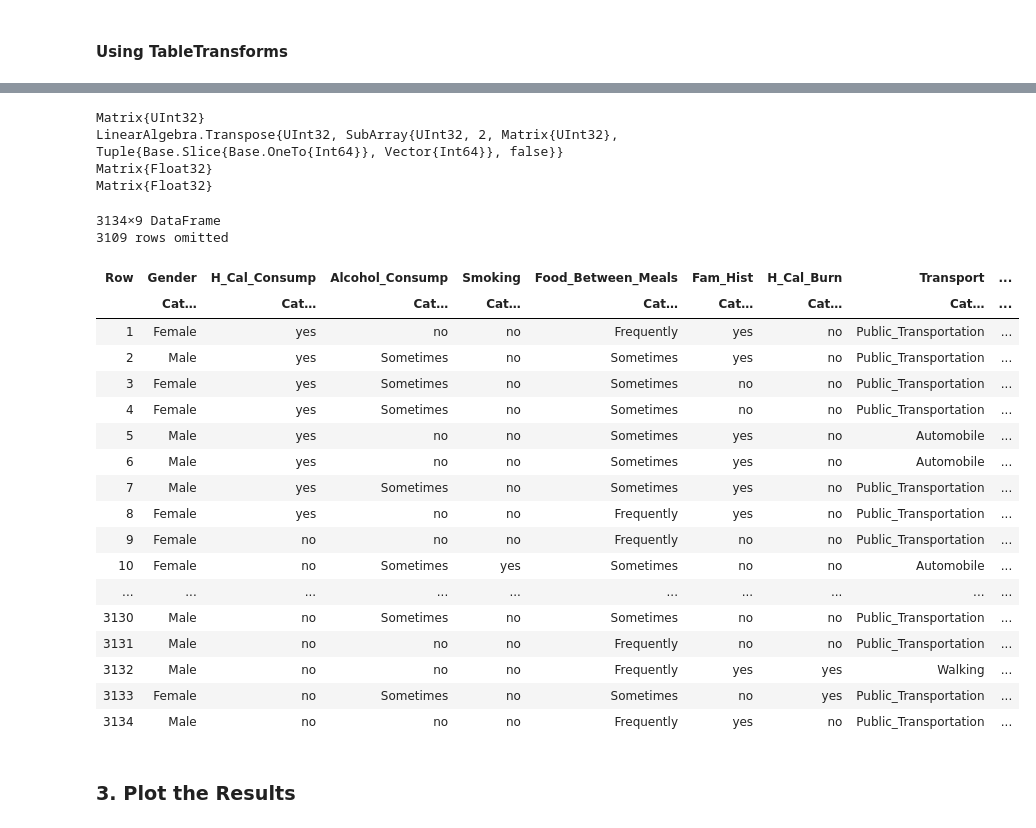
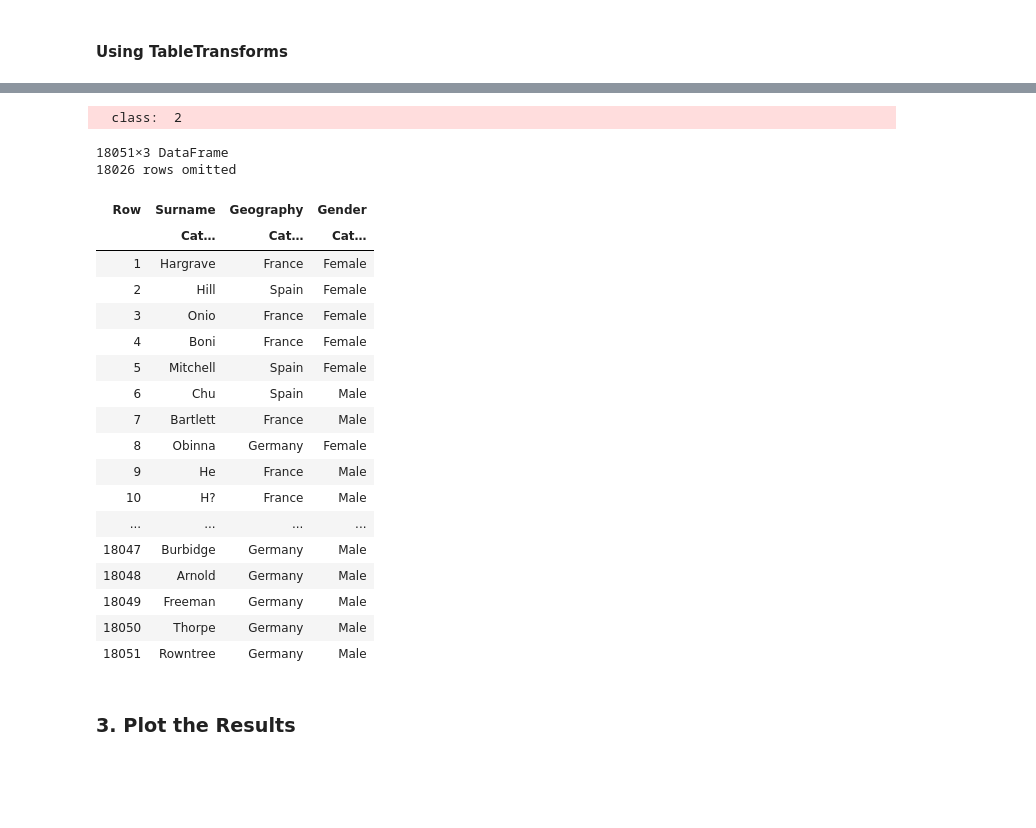
Before and after one commit to JuliaAI/Imbalance.jl, a Jupyter notebook: examples/simple examples/smoten.ipynb, the cells around one changed output, grey strips where cells are left out. Saved outputs shown, nothing was run; the diff lists cells and outputs as text; code cells hidden in the pictures; blank space fills up the shorter version.

```diff
--- a/examples/simple examples/smoten.ipynb
+++ b/examples/simple examples/smoten.ipynb
@@ -115,7 +106,7 @@ Matrix{Float32}
 #### Using TableTransforms
 # %%
 # For TableTransforms
-Xy = CSV.read("dataset.csv", DataFrame)
+Xy = CSV.read("../datasets/churn.csv", DataFrame)
 y_ind = 17
 Xy = coerce(Xy, autotype(Xy, :string_to_multiclass))
 
@@ -147,32 +138,30 @@ Xy
 # %%
+using Imbalance: TableTransforms.SMOTEN
 y_ind = 2
-smoten_model_t = SMOTEN_t(y_ind, ratios=Dict(1=> 1.2, 2=>1.2, 3=>1.2, 4=>1.2), rng=42)
+smoten_model_t = SMOTEN(y_ind, ratios=Dict(1=> 1.2, 2=>1.2, 3=>1.2, 4=>1.2), rng=42)
 Xyover = Xy |> smoten_model_t
 # %% [output]
-Matrix{UInt32}
-LinearAlgebra.Transpose{UInt32, SubArray{UInt32, 2, Matrix{UInt32}, Tuple{Base.Slice{Base.OneTo{Int64}}, Vector{Int64}}, false}}
-Matrix{Float32}
-Matrix{Float32}
+  class:  2
-3134×9 DataFrame
-3109 rows omitted
+18051×3 DataFrame
+18026 rows omitted
-| Row | Gender | H_Cal_Consump | Alcohol_Consump | Smoking | Food_Between_Meals | Fam_Hist | H_Cal_Burn | Transport | ... |
-|  | Cat… | Cat… | Cat… | Cat… | Cat… | Cat… | Cat… | Cat… | ... |
-| 1 | Female | yes | no | no | Frequently | yes | no | Public_Transportation | ... |
-| 2 | Male | yes | Sometimes | no | Sometimes | yes | no | Public_Transportation | ... |
-| 3 | Female | yes | Sometimes | no | Sometimes | no | no | Public_Transportation | ... |
-| 4 | Female | yes | Sometimes | no | Sometimes | no | no | Public_Transportation | ... |
-| 5 | Male | yes | no | no | Sometimes | yes | no | Automobile | ... |
-| 6 | Male | yes | no | no | Sometimes | yes | no | Automobile | ... |
-| 7 | Male | yes | Sometimes | no | Sometimes | yes | no | Public_Transportation | ... |
-| 8 | Female | yes | no | no | Frequently | yes | no | Public_Transportation | ... |
-| 9 | Female | no | no | no | Frequently | no | no | Public_Transportation | ... |
-| 10 | Female | no | Sometimes | yes | Sometimes | no | no | Automobile | ... |
-| ... | ... | ... | ... | ... | ... | ... | ... | ... | ... |
-| 3130 | Male | no | Sometimes | no | Sometimes | no | no | Public_Transportation | ... |
-| 3131 | Male | no | no | no | Frequently | no | no | Public_Transportation | ... |
-| 3132 | Male | no | no | no | Frequently | yes | yes | Walking | ... |
-| 3133 | Female | no | Sometimes | no | Sometimes | no | yes | Public_Transportation | ... |
-| 3134 | Male | no | no | no | Frequently | yes | no | Public_Transportation | ... |
+| Row | Surname | Geography | Gender |
+|  | Cat… | Cat… | Cat… |
+| 1 | Hargrave | France | Female |
+| 2 | Hill | Spain | Female |
+| 3 | Onio | France | Female |
+| 4 | Boni | France | Female |
+| 5 | Mitchell | Spain | Female |
+| 6 | Chu | Spain | Male |
+| 7 | Bartlett | France | Male |
+| 8 | Obinna | Germany | Female |
+| 9 | He | France | Male |
+| 10 | H? | France | Male |
+| ... | ... | ... | ... |
+| 18047 | Burbidge | Germany | Male |
+| 18048 | Arnold | Germany | Male |
+| 18049 | Freeman | Germany | Male |
+| 18050 | Thorpe | Germany | Male |
+| 18051 | Rowntree | Germany | Male |
 # %% [markdown]
 ### 3. Plot the Results
 # %%
```
Also changed, not shown: parts of 6 cells of this notebook, 7 other files.
